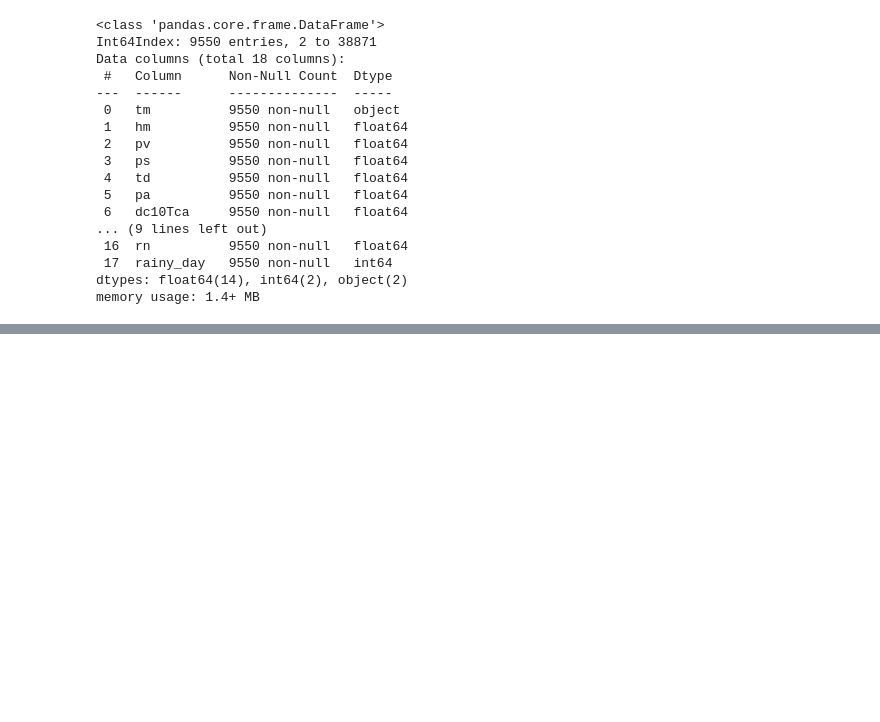
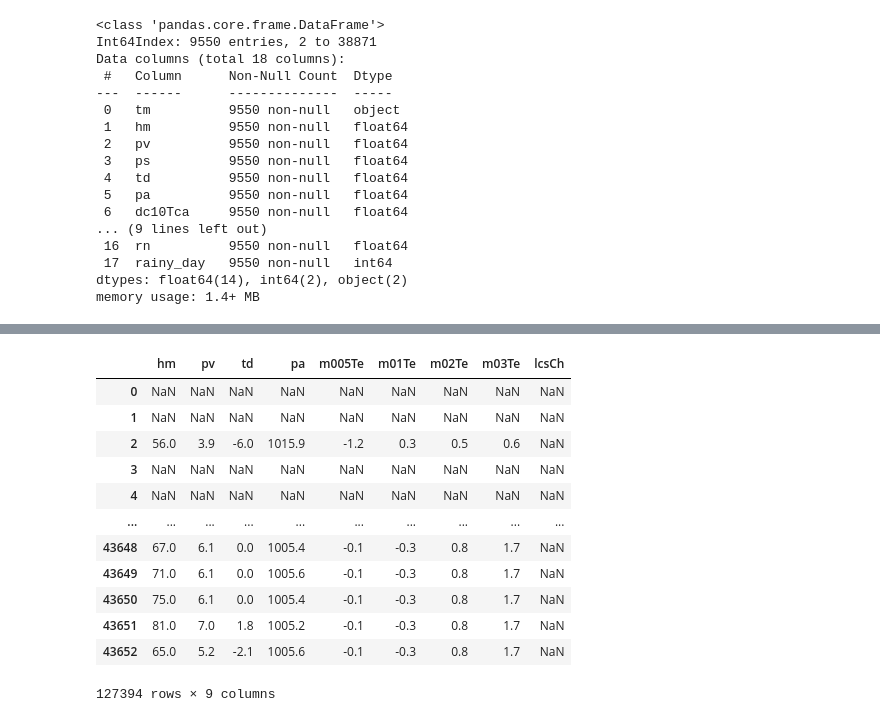
Before and after one commit to KHH0618/RainScanner, a Jupyter notebook: shared_data_preparation/missing_value_imputation.ipynb, the cells around one changed output, grey strips where cells are left out. Drawn from its saved outputs; the diff is of its cells as text; code cells hidden in the pictures; blank space fills up the shorter version.

```diff
--- a/shared_data_preparation/missing_value_imputation.ipynb
+++ b/shared_data_preparation/missing_value_imputation.ipynb
@@ -491,0 +662,4 @@ asos_df.to_csv('/Volumes/ESD-ISO/project_preson/shared_data_preparation/ASOS_dat
+# %%
+asos_2020_2024_df['clfmAbbrCd'] = asos_2020_2024_df['clfmAbbrCd'].map(lambda x : np.nan if x == '' else x)
+# %%
+asos_df = pd.concat([asos_1980_1984_df, asos_1985_2019_df, asos_2020_2024_df])
@@ -491,0 +688,23 @@ asos_df.to_csv('/Volumes/ESD-ISO/project_preson/shared_data_preparation/ASOS_dat
+# %%
+asos_df['rn'] = asos_df['rn'].fillna(0.0)
+# %%
+# 숫자로 변환할 수 없는 값을 NaN으로 처리
+asos_df[['hm', 'pv', 'td', 'pa', 'm005Te', 'm01Te', 'm02Te', 'm03Te', 'lcsCh']] = asos_df[
+    ['hm', 'pv', 'td', 'pa', 'm005Te', 'm01Te', 'm02Te', 'm03Te', 'lcsCh']
+].apply(pd.to_numeric, errors='coerce')
+# %%
+asos_df[['hm','pv','td','pa','m005Te','m01Te','m02Te','m03Te','lcsCh']].astype('float')
+# %% [output]
+|  | hm | pv | td | pa | m005Te | m01Te | m02Te | m03Te | lcsCh |
+| 0 | NaN | NaN | NaN | NaN | NaN | NaN | NaN | NaN | NaN |
+| 1 | NaN | NaN | NaN | NaN | NaN | NaN | NaN | NaN | NaN |
+| 2 | 56.0 | 3.9 | -6.0 | 1015.9 | -1.2 | 0.3 | 0.5 | 0.6 | NaN |
+| 3 | NaN | NaN | NaN | NaN | NaN | NaN | NaN | NaN | NaN |
+| 4 | NaN | NaN | NaN | NaN | NaN | NaN | NaN | NaN | NaN |
+| ... | ... | ... | ... | ... | ... | ... | ... | ... | ... |
+| 43648 | 67.0 | 6.1 | 0.0 | 1005.4 | -0.1 | -0.3 | 0.8 | 1.7 | NaN |
+| 43649 | 71.0 | 6.1 | 0.0 | 1005.6 | -0.1 | -0.3 | 0.8 | 1.7 | NaN |
+| 43650 | 75.0 | 6.1 | 0.0 | 1005.4 | -0.1 | -0.3 | 0.8 | 1.7 | NaN |
+| 43651 | 81.0 | 7.0 | 1.8 | 1005.2 | -0.1 | -0.3 | 0.8 | 1.7 | NaN |
+| 43652 | 65.0 | 5.2 | -2.1 | 1005.6 | -0.1 | -0.3 | 0.8 | 1.7 | NaN |
+127394 rows × 9 columns
```
Also changed, not shown: parts of 55 cells of this notebook, 6 other files.
